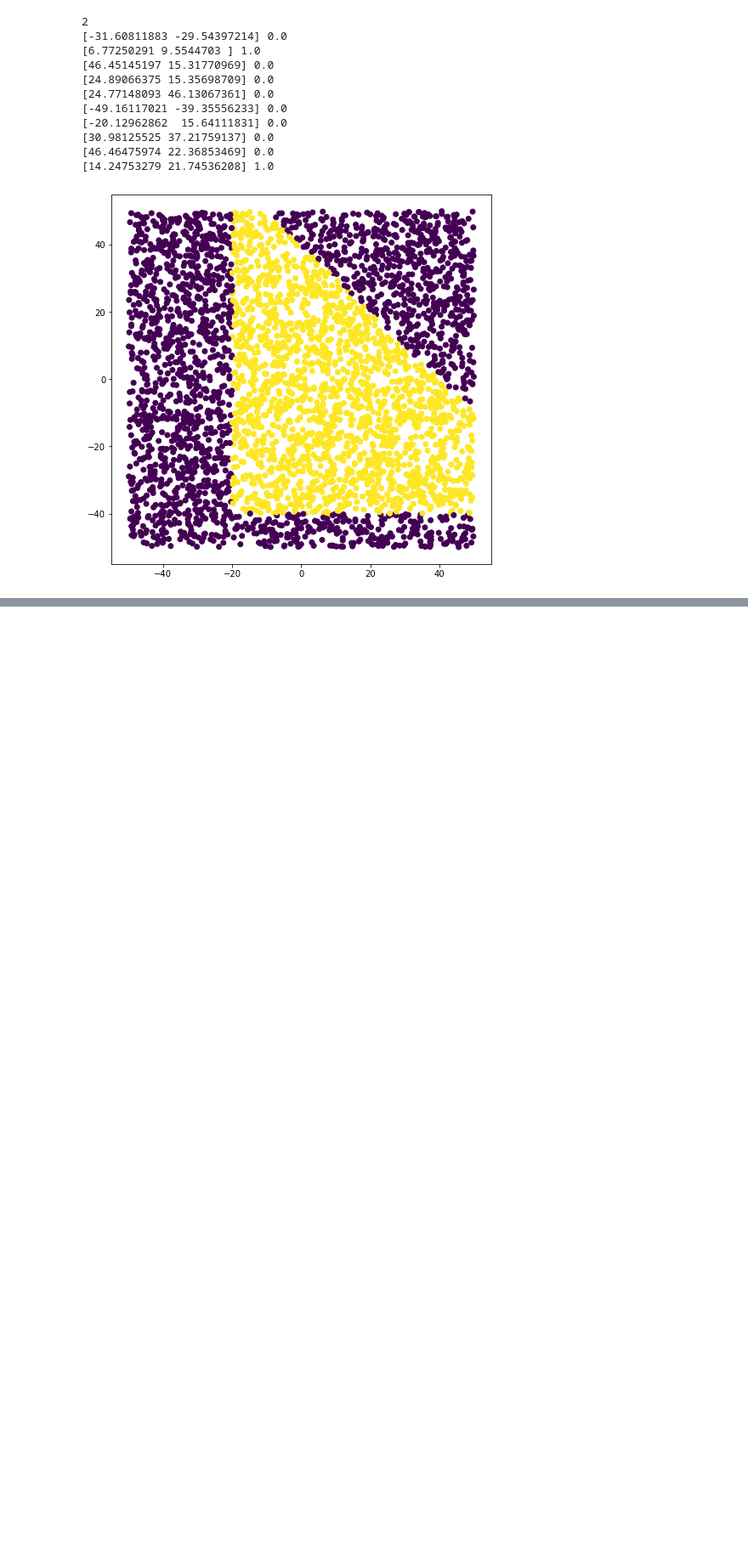
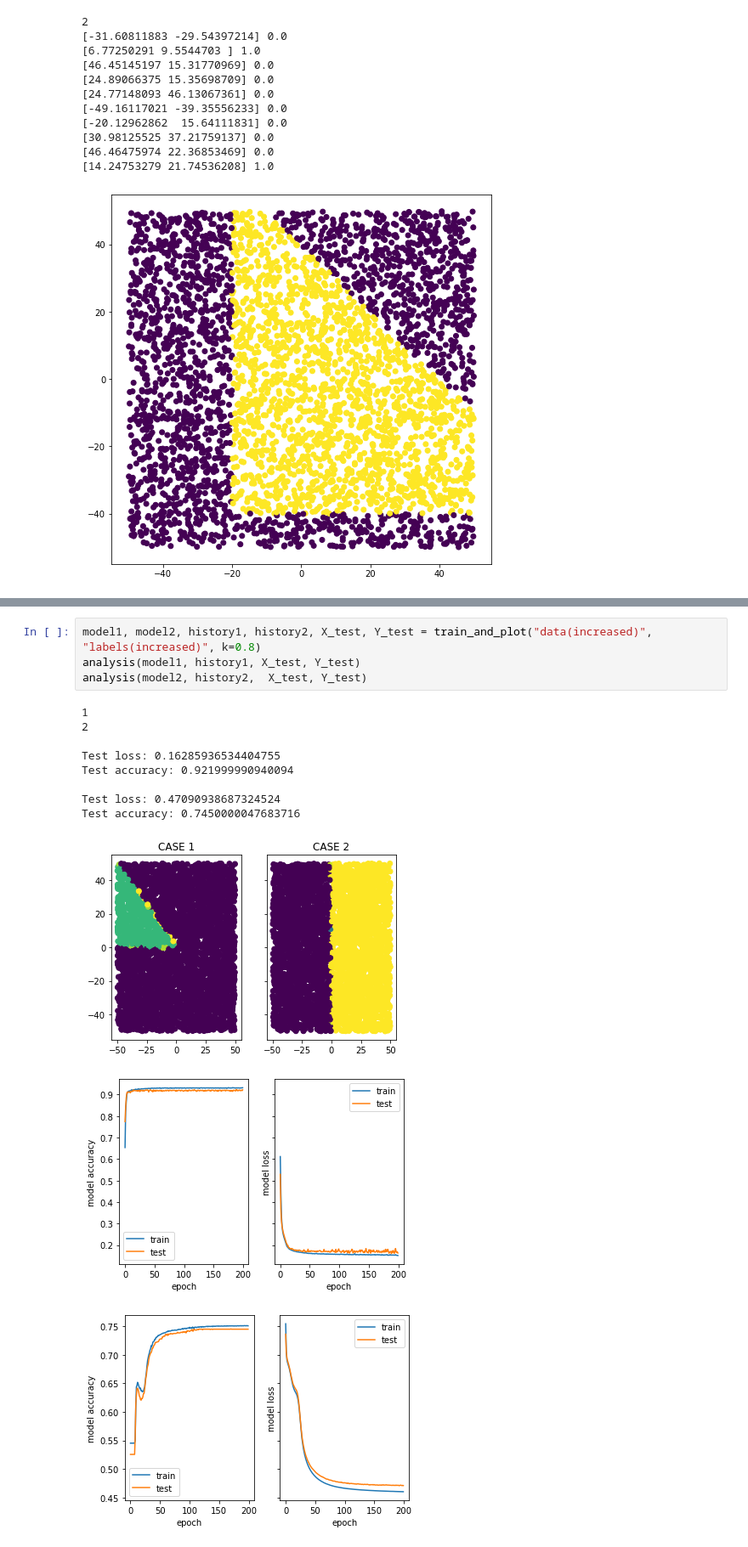
Before and after one commit to emersonvero/LoCP2, a Jupyter notebook: 02_DNN/Emerson_Draft.ipynb, the cells around one changed output, grey strips where cells are left out. Shown at 85% size. Cells and saved outputs as stored; diff of their text form; blank space fills up the shorter version.

```diff
--- a/02_DNN/Emerson_Draft.ipynb
+++ b/02_DNN/Emerson_Draft.ipynb
@@ -247,0 +246,16 @@ plt.show
+# %%
+model1, model2, history1, history2, X_test, Y_test = train_and_plot("data(increased)", "labels(increased)", k=0.8)
+analysis(model1, history1, X_test, Y_test)
+analysis(model2, history2,  X_test, Y_test)
+# %% [output]
+1
+2
+
+Test loss: 0.16285936534404755
+Test accuracy: 0.921999990940094
+
+Test loss: 0.47090938687324524
+Test accuracy: 0.7450000047683716
+[figure, added]
+[figure, added]
+[figure, added]
```
Also changed, not shown: parts of 12 cells of this notebook.
